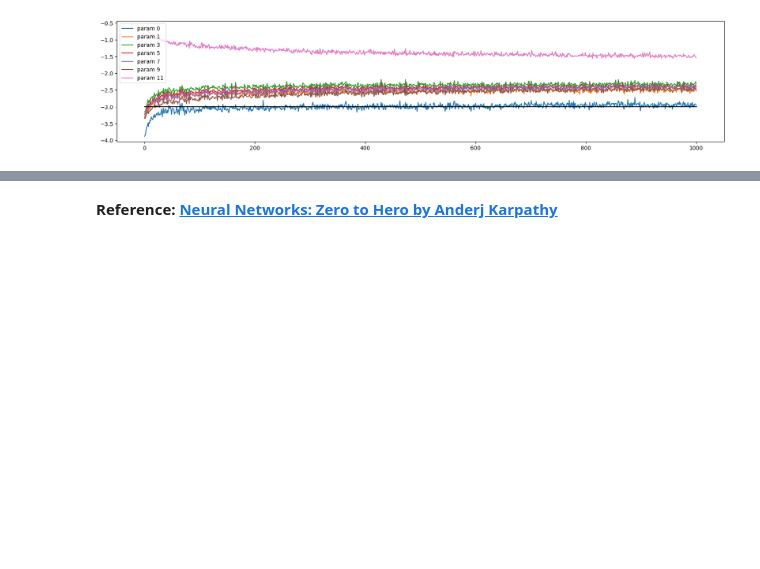
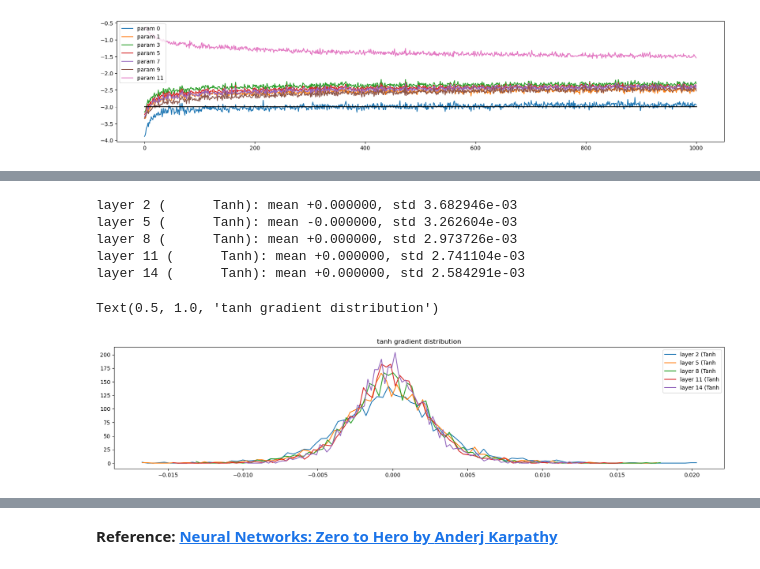
Before and after one commit to priyamore/language-modeling, a Jupyter notebook: mlp_lang_model.ipynb, the cells around one changed output, grey strips where cells are left out. Saved outputs shown, nothing was run; the diff lists cells and outputs as text; code cells hidden in the pictures; blank space fills up the shorter version.

```diff
--- a/mlp_lang_model.ipynb
+++ b/mlp_lang_model.ipynb
@@ -571,0 +603,22 @@ plt.legend(legends);
+# %%
+plt.figure(figsize=(20, 4))
+legends = []
+for i, layer in enumerate(layers[:-1]): # except output layer
+    if isinstance(layer, Tanh):
+        grad = layer.out.grad
+        # due to the gain the gradients should be stable
+        print('layer %d (%10s): mean %+f, std %e' % (i, layer.__class__.__name__, grad.mean(), grad.std()))
+        h_y, h_x = torch.histogram(grad, density=True)
+        plt.plot(h_x[:-1].detach(), h_y.detach())
+        legends.append(f'layer {i} ({layer.__class__.__name__}')
+
+plt.legend(legends);
+plt.title('tanh gradient distribution')
+# %% [output]
+layer 2 (      Tanh): mean +0.000000, std 3.682946e-03
+layer 5 (      Tanh): mean -0.000000, std 3.262604e-03
+layer 8 (      Tanh): mean +0.000000, std 2.973726e-03
+layer 11 (      Tanh): mean +0.000000, std 2.741104e-03
+layer 14 (      Tanh): mean +0.000000, std 2.584291e-03
+Text(0.5, 1.0, 'tanh gradient distribution')
+[figure, added]
```
Also changed, not shown: parts of 11 cells of this notebook.
